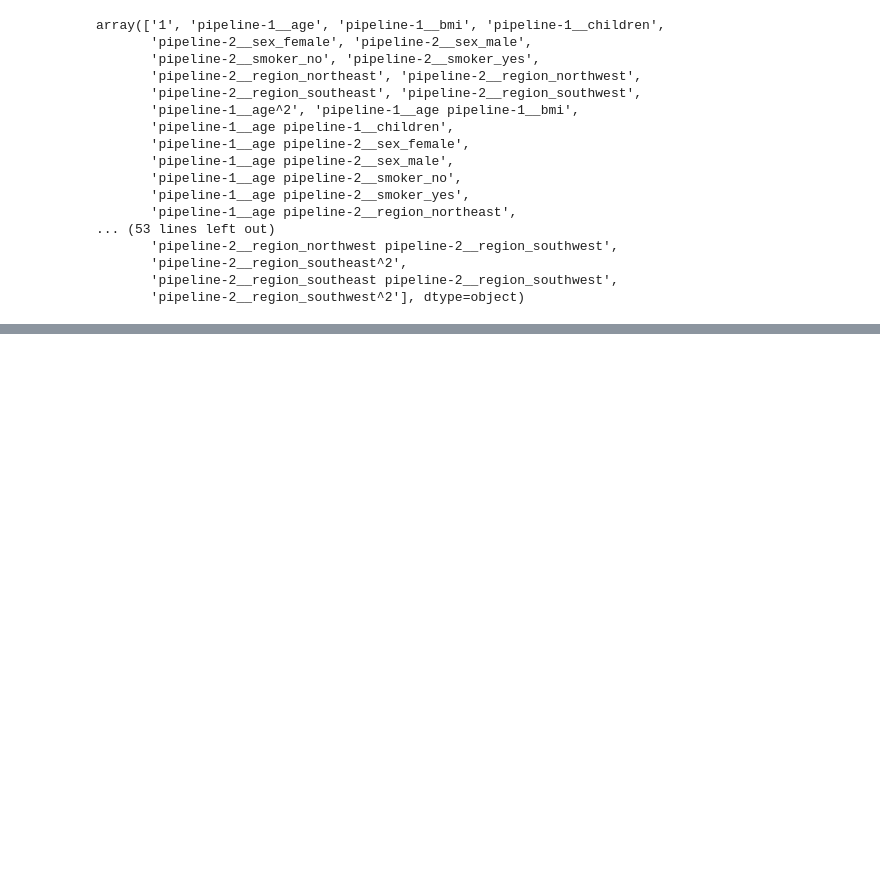
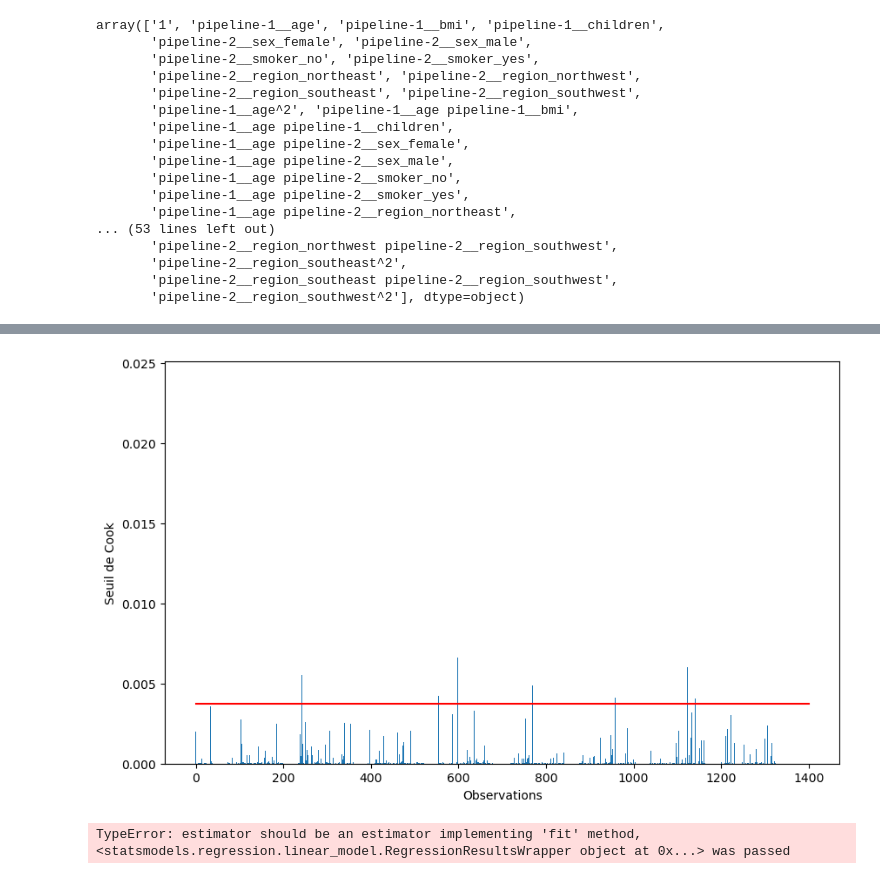
Before and after one commit to kamelben9/Brief-ML-Assurance, a Jupyter notebook: modélisation.ipynb, the cells around one changed output, grey strips where cells are left out. Cells and saved outputs as stored; diff of their text form; code cells hidden in the pictures; blank space fills up the shorter version.

```diff
--- a/modélisation.ipynb
+++ b/modélisation.ipynb
@@ -332,0 +328,43 @@ with open('model.pkl', 'wb') as file:
+# %%
+from statsmodels.formula.api import ols
+from statsmodels.api import OLS
+import statsmodels.api as sm
+from statsmodels.stats.outliers_influence import variance_inflation_factor as vif
+
+X_cook= preprocessing.transform(X_train)
+X_cook_columns= preprocessing.get_feature_names_out()
+newdf= pd.DataFrame(X_cook).set_index(y_train.index)
+newdf.columns = X_cook_columns
+
+X_cook=sm.add_constant(X_cook)
+model_lr= OLS(y_train , X_cook).fit()
+influence = model_lr.get_influence().cooks_distance[0]
+cooks_distance = influence
+
+analyse=X_train.copy()
+analyse['dcooks'] = influence
+n= X_train.shape[0]
+p = X_train.shape[1]
+seuil_dcook = 4/n
+
+residual_indice=analyse[analyse['dcooks']>seuil_dcook].index
+residual_indice.size
+
+X_train.drop(residual_indice, inplace=True)
+y_train.drop(residual_indice, inplace=True)
+# %%
+plt.figure(figsize=(10,6))
+plt.bar(analyse.index, analyse['dcooks'])
+# plt.xticks(np.arange(0, 200, step=1))
+plt.xlabel('Observations')
+plt.ylabel('Seuil de Cook')
+plt.plot([0, 1400], [seuil_dcook, seuil_dcook], color='r')
+plt.show()
+# %% [output]
+[figure, added]
+# %%
+cross_val=cross_val_score(model_lr, X_train, y_train,cv=5)
+print(cross_val)
+cross_val['test_score'].mean()
+# %% [output]
+TypeError: estimator should be an estimator implementing 'fit' method, <statsmodels.regression.linear_model.RegressionResultsWrapper object at 0x...> was passed
```
Also changed, not shown: parts of 14 cells of this notebook, 7 other files.
